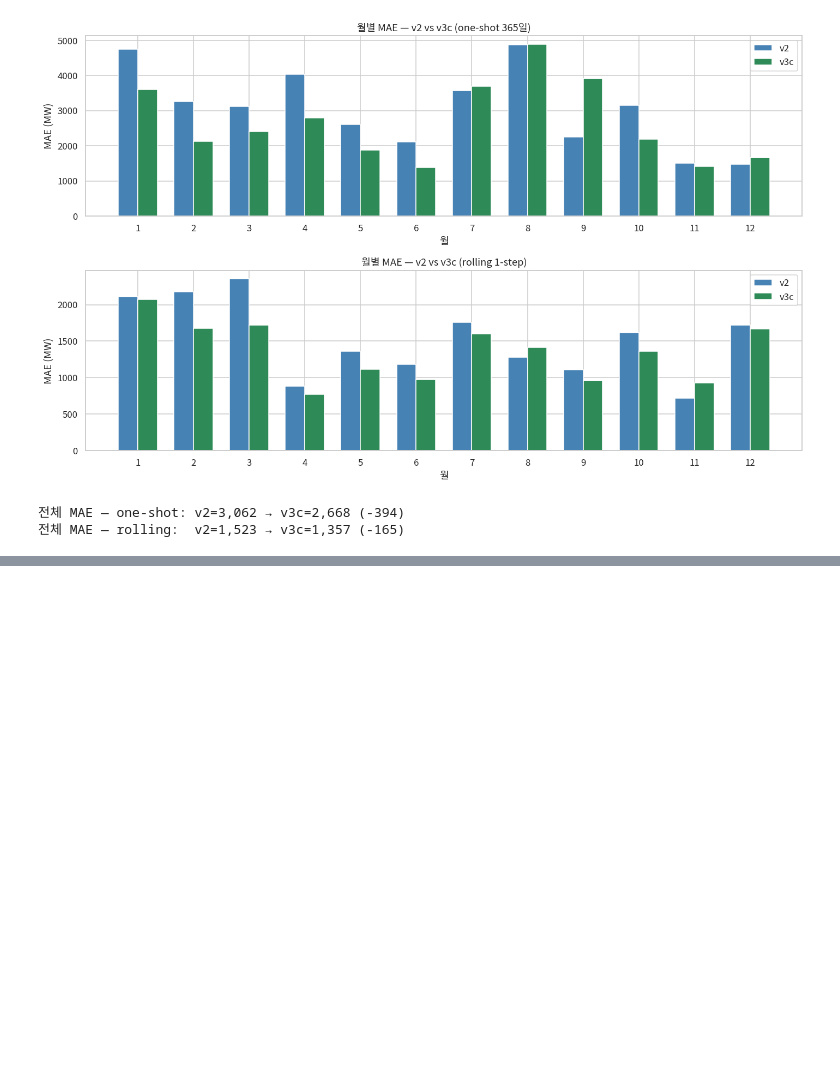
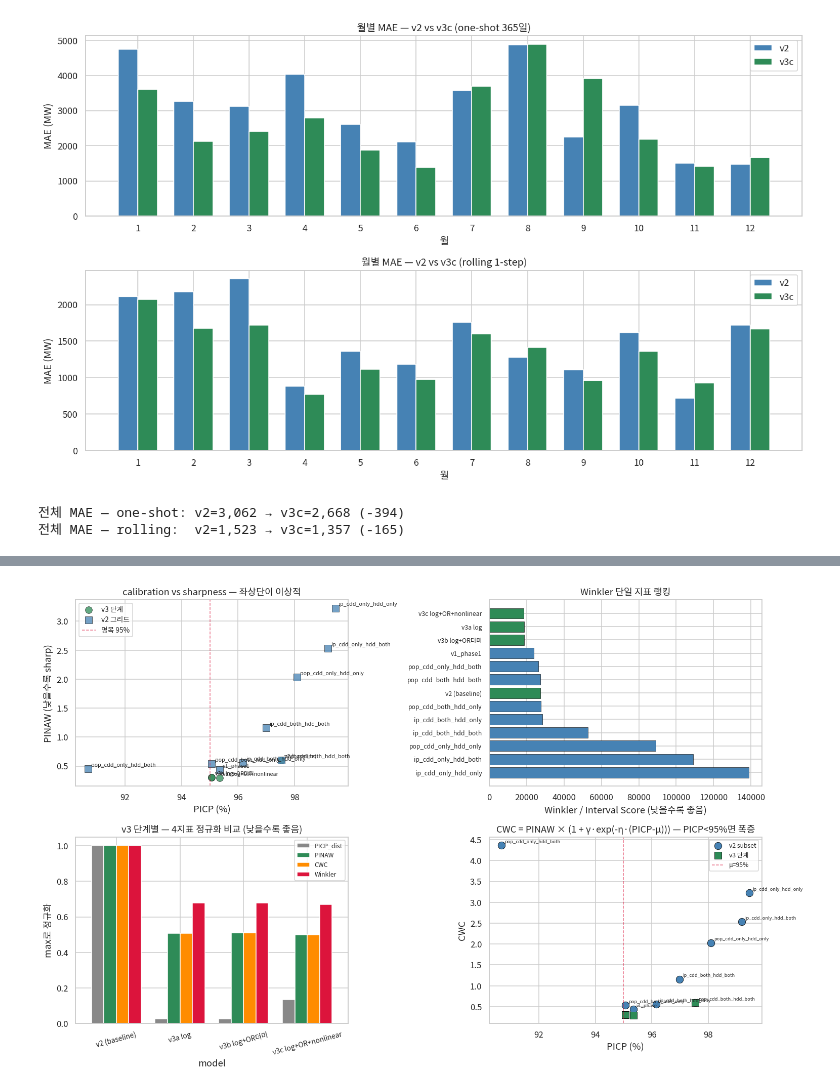
Before and after one commit to 1935138/timeseries-final, a Jupyter notebook: notebooks/modeling.ipynb, the cells around one changed output, grey strips where cells are left out. Cells and saved outputs as stored; diff of their text form; code cells hidden in the pictures; blank space fills up the shorter version.

Commit message:
feat: 예측 구간 평가 지표 추가 (PICP + PINAW, CWC, Winkler Score)

```diff
--- a/notebooks/modeling.ipynb
+++ b/notebooks/modeling.ipynb
@@ -393,0 +405,8 @@ print(f"전체 MAE — rolling:  v2={v2_cmp['err_roll'].abs().mean():,.0f} → v
+# %%
+# v3 단계별 PI 지표 비교 (v3_results.csv에 추가된 컬럼 활용)
+v3_pi = v3_results[["model", "n_exog", "MAE_2025", "MAPE_2025_%",
+                    "PI95_cov_%", "PINAW", "CWC", "Winkler"]].copy()
+v3_pi.columns = ["model", "n_exog", "MAE", "MAPE_%",
+                 "PICP_%", "PINAW", "CWC", "Winkler"]
+v3_pi.round({"MAE": 0, "MAPE_%": 3, "PICP_%": 2,
+             "PINAW": 4, "CWC": 4, "Winkler": 0})
@@ -393,0 +419,9 @@ print(f"전체 MAE — rolling:  v2={v2_cmp['err_roll'].abs().mean():,.0f} → v
+# %%
+# v2 9개 서브셋의 PI 지표 (MAE 오름차순)
+v2_grid = pd.read_csv(ARIMAX_DIR / "v2_grid.csv", encoding="utf-8-sig")
+v2_pi = v2_grid[["subset", "n_exog", "MAE_2025", "MAPE_2025_%",
+                 "PI95_cov_%", "PINAW", "CWC", "Winkler"]].copy()
+v2_pi.columns = ["subset", "n_exog", "MAE", "MAPE_%",
+                 "PICP_%", "PINAW", "CWC", "Winkler"]
+v2_pi.round({"MAE": 0, "MAPE_%": 3, "PICP_%": 2,
+             "PINAW": 4, "CWC": 4, "Winkler": 0})
@@ -393,0 +439,75 @@ print(f"전체 MAE — rolling:  v2={v2_cmp['err_roll'].abs().mean():,.0f} → v
+# %%
+# 통합 비교: v3 단계별(4) + v2 그리드(9) 한 화면에
+all_pi = pd.concat([
+    v3_pi.assign(group="v3 단계"),
+    v2_pi.rename(columns={"subset": "model"}).assign(group="v2 그리드"),
+], ignore_index=True)
+
+fig, axes = plt.subplots(2, 2, figsize=(14, 9))
+
+# (1) PICP vs PINAW 산점도 — 좌상 = 이상적 (좁고 95% 커버)
+ax = axes[0, 0]
+for grp, color, marker in [("v3 단계", "seagreen", "o"), ("v2 그리드", "steelblue", "s")]:
+    sub = all_pi[all_pi["group"] == grp]
+    ax.scatter(sub["PICP_%"], sub["PINAW"], s=80, color=color, marker=marker,
+               alpha=0.75, edgecolor="black", linewidth=0.5, label=grp)
+    for _, r in sub.iterrows():
+        ax.annotate(r["model"], (r["PICP_%"], r["PINAW"]),
+                    fontsize=7, xytext=(4, 3), textcoords="offset points")
+ax.axvline(95, color="crimson", lw=1, ls="--", alpha=0.6, label="명목 95%")
+ax.set_xlabel("PICP (%)"); ax.set_ylabel("PINAW (낮을수록 sharp)")
+ax.set_title("calibration vs sharpness — 좌상단이 이상적")
+ax.legend(loc="upper left", fontsize=9)
+
+# (2) Winkler 단일 랭킹 (낮을수록 좋음)
+ax = axes[0, 1]
+sorted_pi = all_pi.sort_values("Winkler")
+colors = ["seagreen" if g == "v3 단계" else "steelblue" for g in sorted_pi["group"]]
+ax.barh(sorted_pi["model"], sorted_pi["Winkler"], color=colors,
+        edgecolor="black", linewidth=0.4)
+ax.invert_yaxis()
+ax.set_xlabel("Winkler / Interval Score (낮을수록 좋음)")
+ax.set_title("Winkler 단일 지표 랭킹")
+ax.tick_params(axis="y", labelsize=8)
+
+# (3) v3 단계별 4지표 동시 비교 (정규화)
+ax = axes[1, 0]
+v3_norm = v3_pi[["PICP_%", "PINAW", "CWC", "Winkler"]].copy()
+# 95%와의 거리로 PICP 변환 (낮을수록 좋게 정렬)
+v3_norm["PICP_dist"] = (v3_pi["PICP_%"] - 95).abs()
+v3_norm = v3_norm[["PICP_dist", "PINAW", "CWC", "Winkler"]]
+v3_norm = v3_norm / v3_norm.max()  # min-max
+v3_norm.index = v3_pi["model"]
+v3_norm.plot(kind="bar", ax=ax, width=0.78,
+             color=["#888", "seagreen", "darkorange", "crimson"])
+ax.set_title("v3 단계별 — 4지표 정규화 비교 (낮을수록 좋음)")
+ax.set_ylabel("max로 정규화")
+ax.tick_params(axis="x", rotation=15, labelsize=9)
+ax.legend(loc="upper right", fontsize=8)
+
+# (4) CWC 페널티 작동 시각화 (v2 그리드 중심)
+ax = axes[1, 1]
+ax.scatter(v2_pi["PICP_%"], v2_pi["CWC"], s=90, color="steelblue",
+           edgecolor="black", linewidth=0.5, label="v2 subset")
+ax.scatter(v3_pi["PICP_%"], v3_pi["CWC"], s=90, color="seagreen", marker="s",
+           edgecolor="black", linewidth=0.5, label="v3 단계")
+for _, r in v2_pi.iterrows():
+    ax.annotate(r["subset"], (r["PICP_%"], r["CWC"]),
+                fontsize=6, xytext=(4, 3), textcoords="offset points")
+ax.axvline(95, color="crimson", lw=1, ls="--", alpha=0.6, label="μ=95%")
+ax.set_xlabel("PICP (%)"); ax.set_ylabel("CWC")
+ax.set_title("CWC = PINAW × (1 + γ·exp(-η·(PICP-μ))) — PICP<95%면 폭증")
+ax.legend(fontsize=8)
+
+plt.tight_layout()
+plt.show()
+
+# 챔피언 출력
+best_winkler = all_pi.loc[all_pi["Winkler"].idxmin()]
+print(f"Winkler 최저: {best_winkler['model']} ({best_winkler['group']}) → Winkler={best_winkler['Winkler']:,.0f}, PICP={best_winkler['PICP_%']:.2f}%, PINAW={best_winkler['PINAW']:.4f}")
+calibrated = all_pi[(all_pi["PICP_%"] >= 94) & (all_pi["PICP_%"] <= 96)]
+if len(calibrated):
+    sharp = calibrated.loc[calibrated["PINAW"].idxmin()]
+    print(f"calibrated(94~96%) 중 가장 sharp: {sharp['model']} → PINAW={sharp['PINAW']:.4f}, PICP={sharp['PICP_%']:.2f}%")
+# %% [output]
+[figure, added]
```
Also changed, not shown: parts of 4 cells of this notebook, 7 other files.
